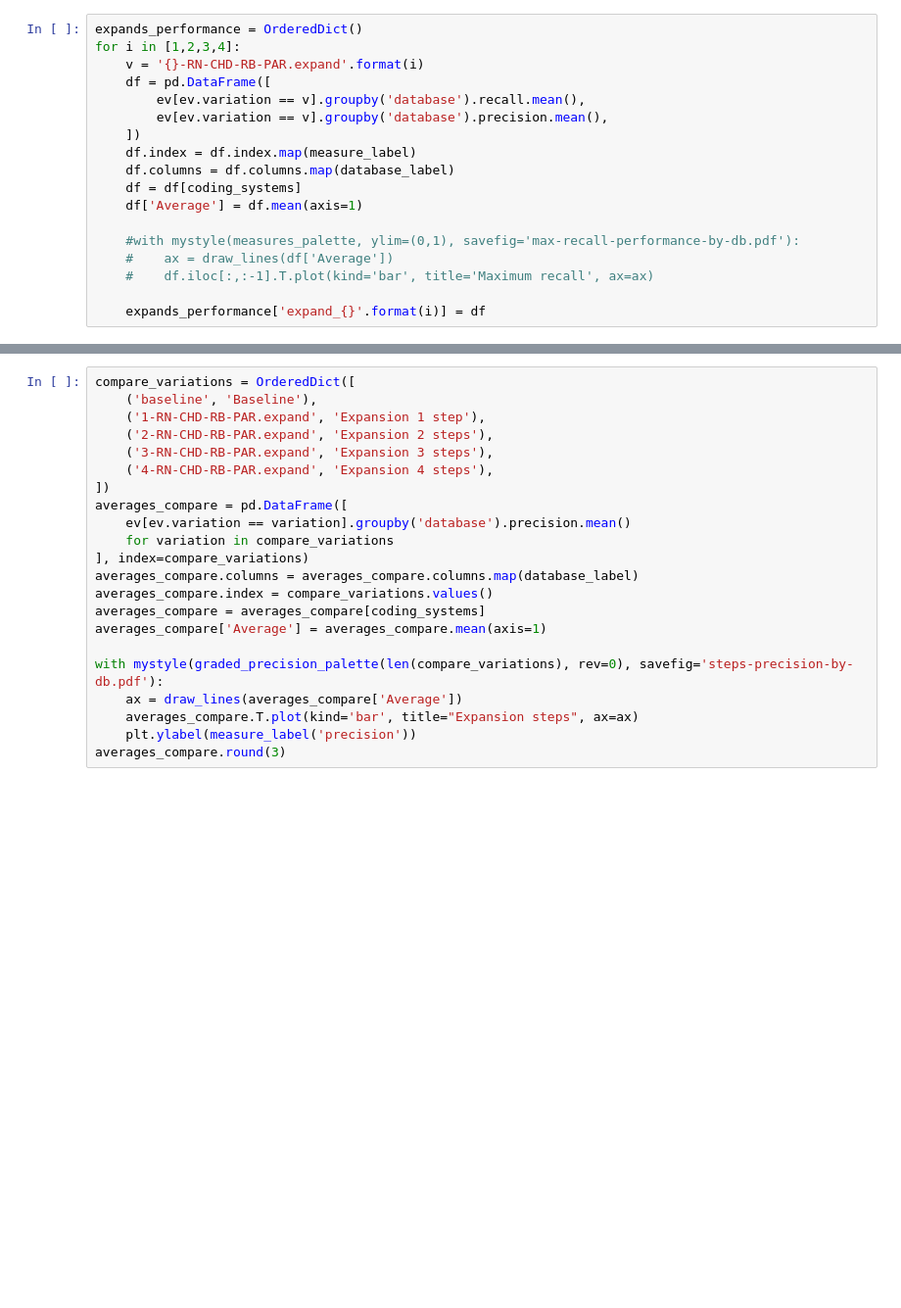
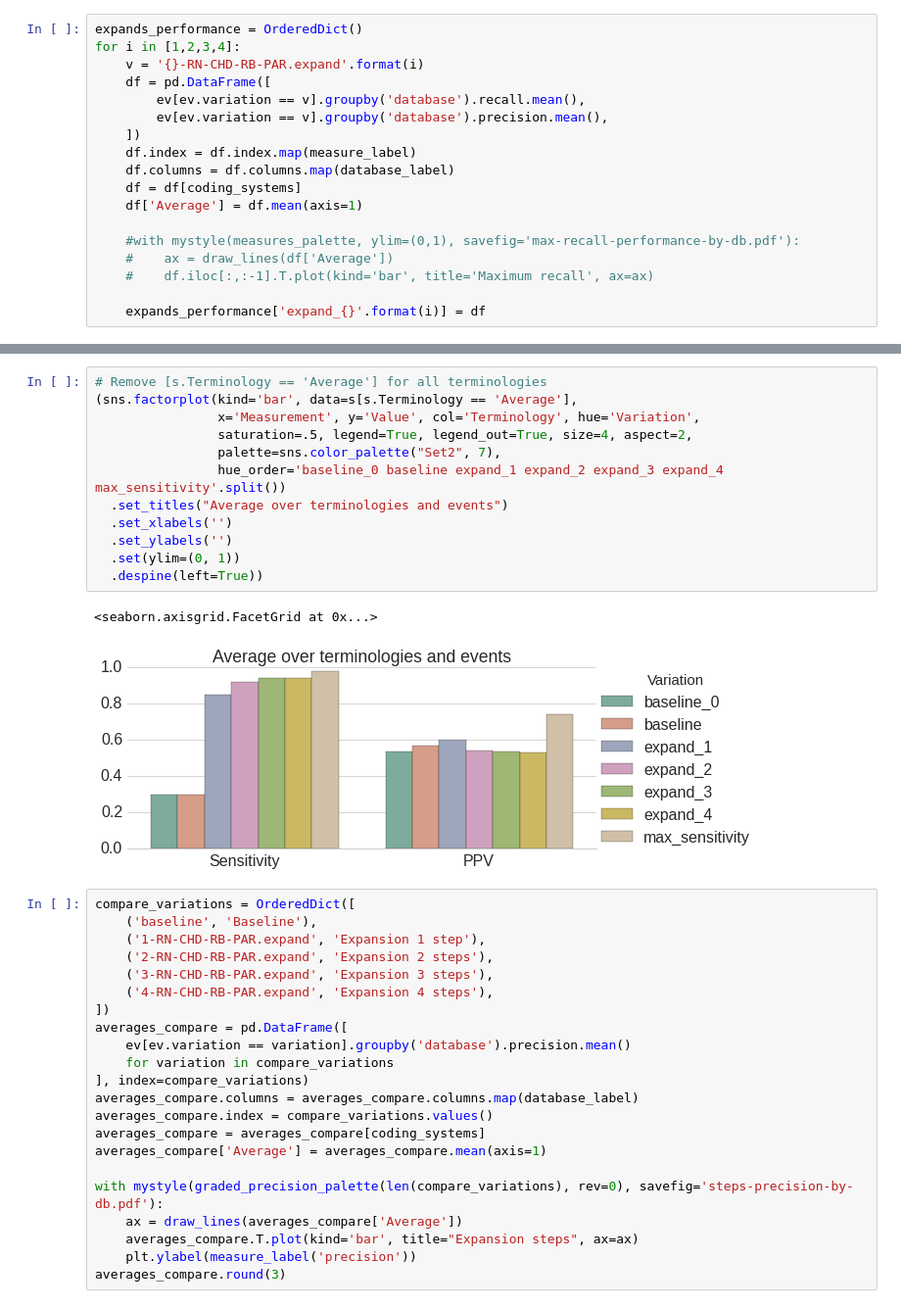
Before and after one commit to mi-erasmusmc/comap, a Jupyter notebook: evaluation/lib/CoMap evaluation.ipynb, the cells around one changed output, grey strips where cells are left out. Shown: that part at 98% size. Cells and saved outputs as stored; diff of their text form; blank space fills up the shorter version.

```diff
--- a/evaluation/lib/CoMap evaluation.ipynb
+++ b/evaluation/lib/CoMap evaluation.ipynb
@@ -614,3 +650,18 @@ pd.concat(performances).round(3)
+# %%
+# Remove [s.Terminology == 'Average'] for all terminologies
+(sns.factorplot(kind='bar', data=s[s.Terminology == 'Average'],
+                x='Measurement', y='Value', col='Terminology', hue='Variation',
+                saturation=.5, legend=True, legend_out=True, size=4, aspect=2,
+                palette=sns.color_palette("Set2", 7),
+                hue_order='baseline_0 baseline expand_1 expand_2 expand_3 expand_4 max_sensitivity'.split())
+  .set_titles("Average over terminologies and events")
+  .set_xlabels('')
+  .set_ylabels('')
+  .set(ylim=(0, 1))
+  .despine(left=True))
+# %% [output]
+<seaborn.axisgrid.FacetGrid at 0x...>
+[figure, added]
 # %%
 compare_variations = OrderedDict([
     ('baseline', 'Baseline'),
```
Also changed, not shown: parts of 6 cells of this notebook.
